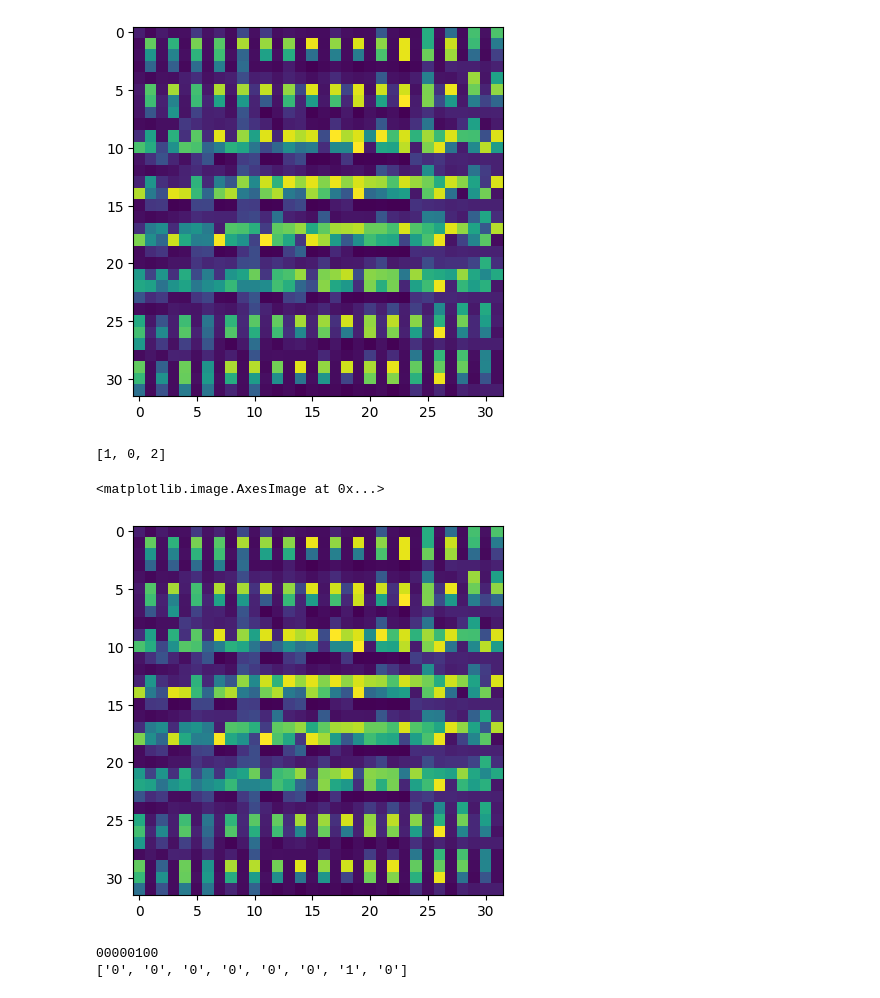
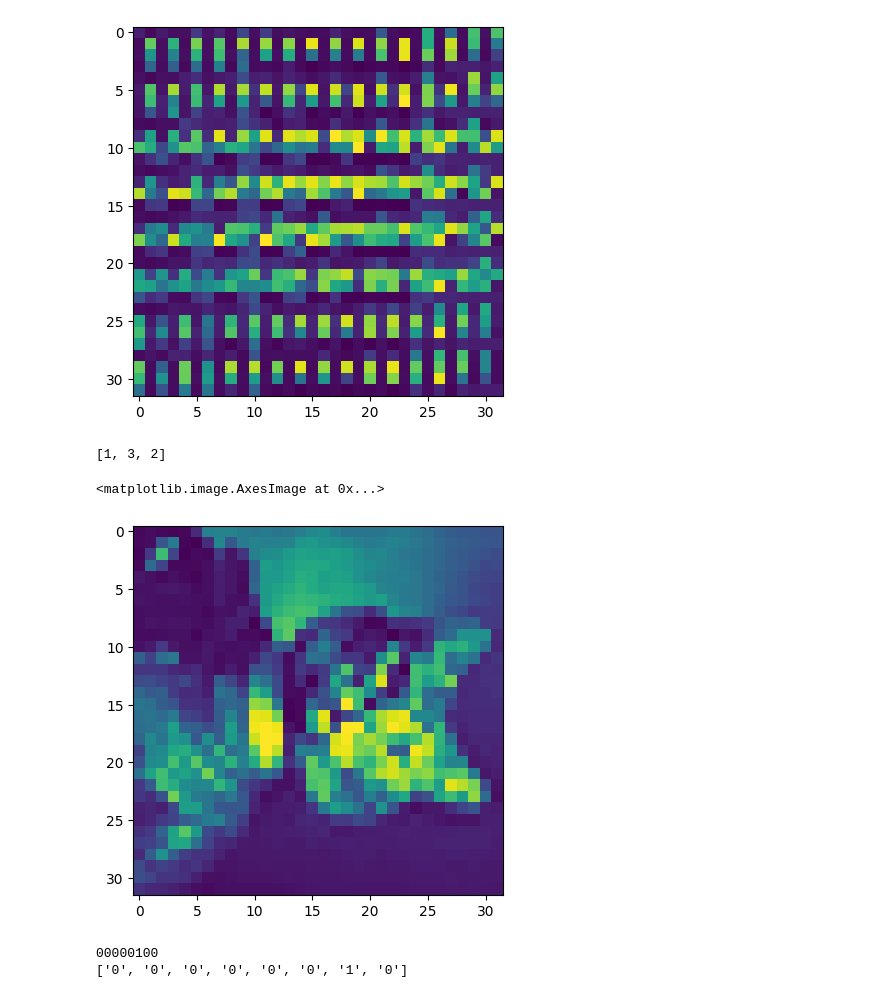
Before and after one commit to HeidelbergQuantum/qhack2024, a Jupyter notebook: FINAL_submission/Qpixl_parallel.ipynb, the cells around one changed output. Cells and saved outputs as stored; diff of their text form; code cells hidden in the pictures.

```diff
--- a/FINAL_submission/Qpixl_parallel.ipynb
+++ b/FINAL_submission/Qpixl_parallel.ipynb
@@ -51,17 +51,17 @@ def permute_bits(b,bitlength=8,shift=1):
     return int(''.join(b),2)
 # %%
 dataset = 3
-traced_over_qubits = [ qc.qubits.index(qubit) for qubit in [qc.qubits[other] for other in [1,0,2]] ]
+traced_over_qubits = [ qc.qubits.index(qubit) for qubit in [qc.qubits[other] for other in [1,3,2]] ]
 print(traced_over_qubits)
 density_matrix = qiskit.quantum_info.partial_trace(sv, traced_over_qubits)
 probs = density_matrix.probabilities()
 test = decodeQPIXL(probs)
 ordered = [test[permute_bits(i,len(qc.qubits)-len(np_frame),dataset)] for i in range(len(test))]
 plt.imshow(reconstruct_img(ordered, shape))
 # %% [output]
-[1, 0, 2]
+[1, 3, 2]
 <matplotlib.image.AxesImage at 0x...>
-[figure, old version]
+[figure, new version]
 # %%
 permute_bits(4)
 # %% [output]
```
